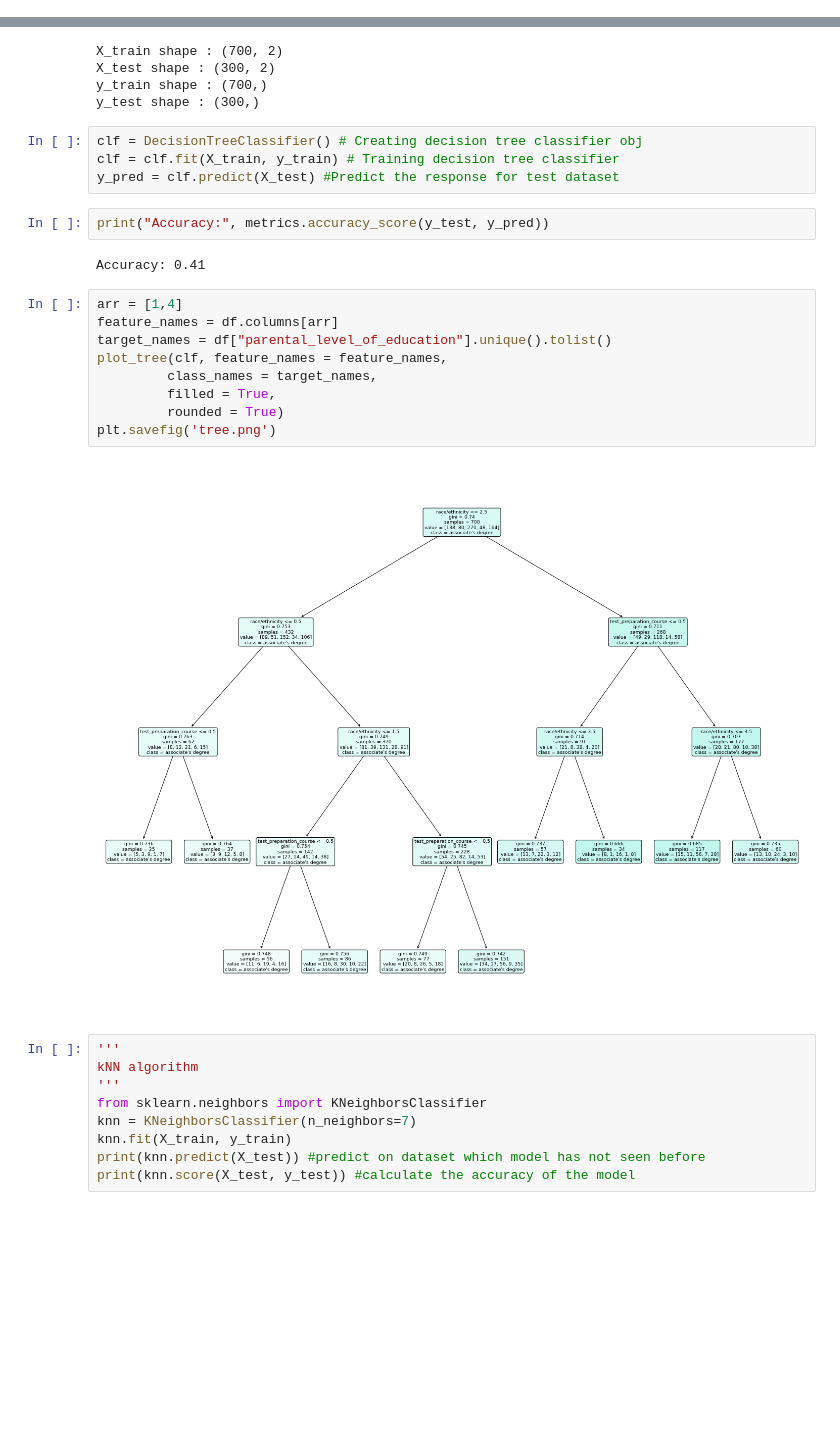
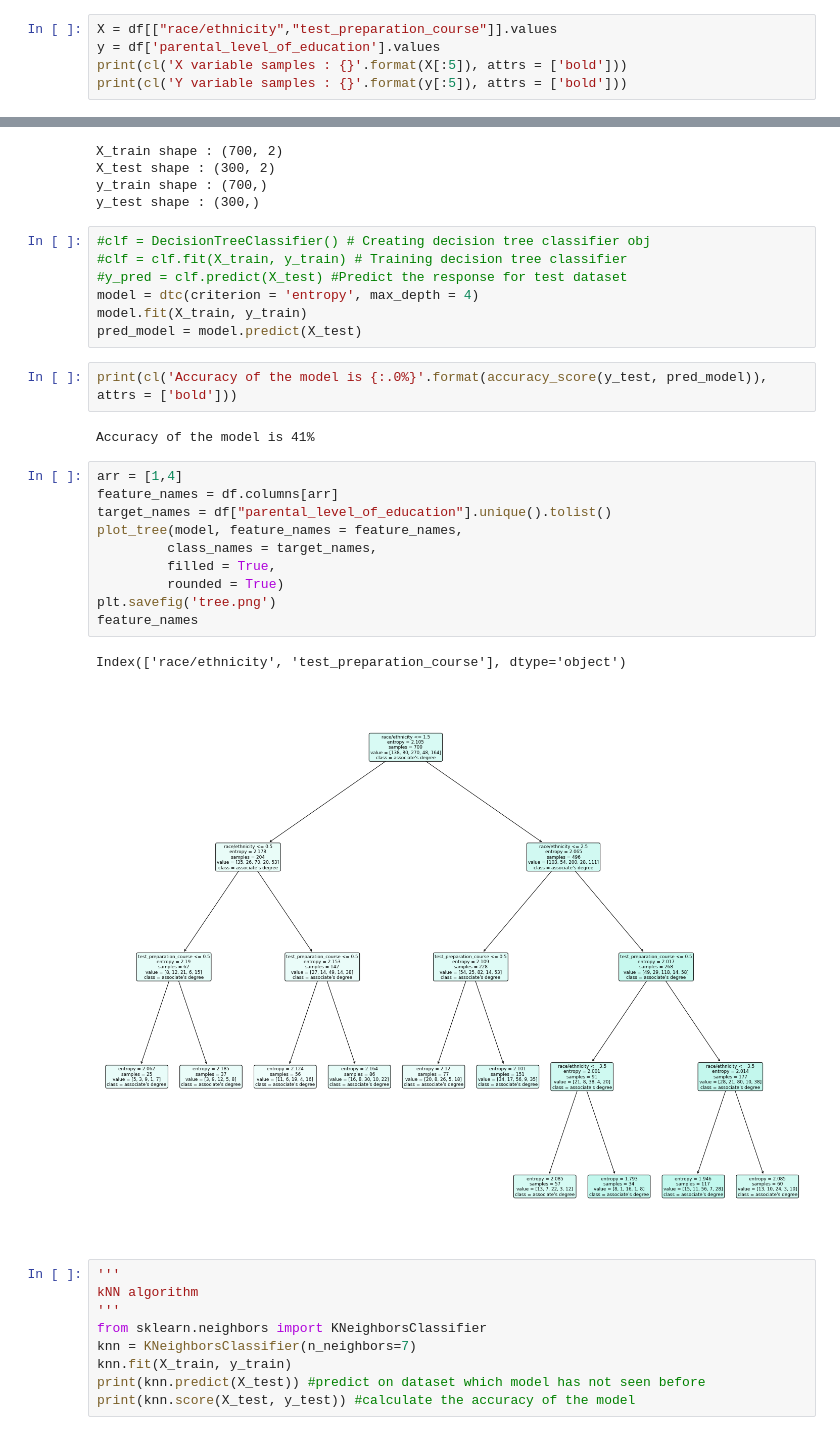
Before and after one commit to FearQuare/CE477-Repo, a Jupyter notebook: Assignment 2 - Classification/Assignment_2_Classification.ipynb, the cells around one changed output, grey strips where cells are left out. Drawn from its saved outputs; the diff is of its cells as text; blank space fills up the shorter version.

```diff
--- a/Assignment 2 - Classification/Assignment_2_Classification.ipynb
+++ b/Assignment 2 - Classification/Assignment_2_Classification.ipynb
@@ -124,0 +121,5 @@ y = df.parental_level_of_education
+# %%
+X = df[["race/ethnicity","test_preparation_course"]].values
+y = df['parental_level_of_education'].values
+print(cl('X variable samples : {}'.format(X[:5]), attrs = ['bold']))
+print(cl('Y variable samples : {}'.format(y[:5]), attrs = ['bold']))
@@ -137,24 +146,29 @@ X_test shape : (300, 2)
 y_train shape : (700,)
 y_test shape : (300,)
 # %%
-clf = DecisionTreeClassifier() # Creating decision tree classifier obj
-clf = clf.fit(X_train, y_train) # Training decision tree classifier
-y_pred = clf.predict(X_test) #Predict the response for test dataset
+#clf = DecisionTreeClassifier() # Creating decision tree classifier obj
+#clf = clf.fit(X_train, y_train) # Training decision tree classifier
+#y_pred = clf.predict(X_test) #Predict the response for test dataset
+model = dtc(criterion = 'entropy', max_depth = 4)
+model.fit(X_train, y_train)
+pred_model = model.predict(X_test)
-# %%
-print("Accuracy:", metrics.accuracy_score(y_test, y_pred))
-# %% [output]
-Accuracy: 0.41
+# %%
+print(cl('Accuracy of the model is {:.0%}'.format(accuracy_score(y_test, pred_model)), attrs = ['bold']))
+# %% [output]
+Accuracy of the model is 41%
 # %%
 arr = [1,4]
 feature_names = df.columns[arr]
 target_names = df["parental_level_of_education"].unique().tolist()
-plot_tree(clf, feature_names = feature_names,
+plot_tree(model, feature_names = feature_names,
          class_names = target_names,
          filled = True,
          rounded = True)
 plt.savefig('tree.png')
+feature_names
 # %% [output]
+Index(['race/ethnicity', 'test_preparation_course'], dtype='object')
-[figure, old version]
+[figure, new version]
 # %%
 '''
 kNN algorithm
```
Also changed, not shown: parts of 3 cells of this notebook, 1 other file.
